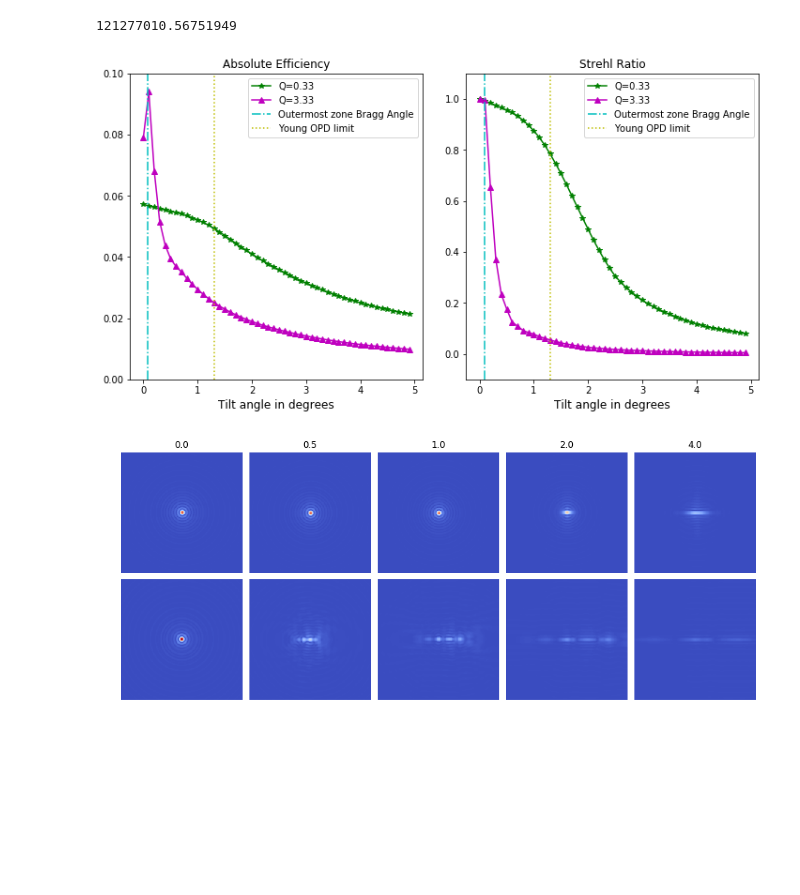
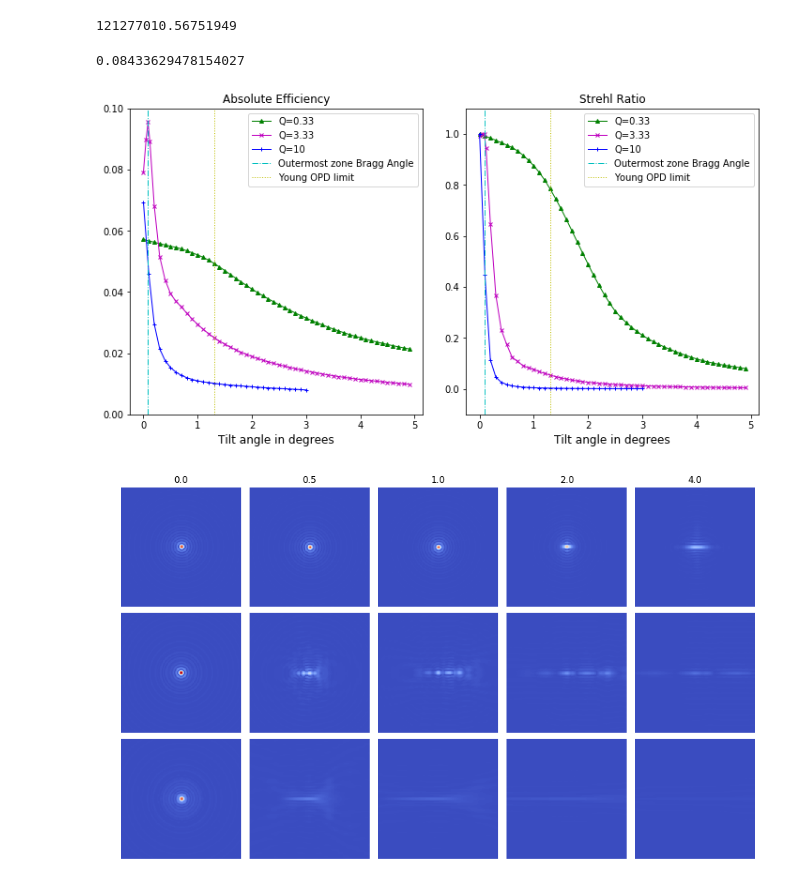
Before and after one commit to CXS-Scattering/zone_plate_testing, a Jupyter notebook: wavefield_aligned/plots/final_tilt_plots.ipynb, the cells around one changed output. Cells and saved outputs as stored; diff of their text form; code cells hidden in the pictures; blank space fills up the shorter version.

```diff
--- a/wavefield_aligned/plots/final_tilt_plots.ipynb
+++ b/wavefield_aligned/plots/final_tilt_plots.ipynb
@@ -47,6 +93,10 @@ print(n_pix)
 r_N = 29.438920457407793e-6
 f = 10e-3
 theta_bragg = (r_N/(2*f))*(180/np.pi)
+# %%
+theta_bragg
+# %% [output]
+0.08433629478154027
 # %%
 #Young limit
 #Angle where optical path diff = lambda/4
@@ -54,22 +104,29 @@ theta_young = 1.308
 # %%
 data_1 = np.abs(np.array(sum_1))
 data_1 = data_1/n_pix
-data_2 = np.abs(np.array(sum_2))
+data_2 = np.abs(np.array(sum_2_))
 data_2 = data_2/n_pix
+data_3 = np.abs(np.array(sum_3))
+data_3 = data_3/n_pix
+
 
 #_norm_ = 320000
 _data_1 = np.abs(np.array(maxvals_1))**2
-#_data_1 = _data_1/_norm_
 _data_1 = _data_1/np.max(_data_1)
-_data_2 = np.abs(np.array(maxvals_2))**2
-#_data_2 = _data_2/_norm_
+_data_2 = np.abs(np.array(maxvals_2_))**2
 _data_2 = _data_2/np.max(_data_2)
+_data_3 = np.abs(np.array(maxvals_3))**2
+_data_3 = _data_3/np.max(_data_3)
+
 
 plt.rcParams['svg.fonttype'] = 'none'
 plt.rcParams["figure.figsize"] = (12,6)
+plt.rcParams['lines.markersize'] = 4
+plt.rcParams['lines.linewidth'] = 1
 fig,(ax1,ax2) = plt.subplots(1,2)
-ax1.plot(angles_1,data_1,'g*-',label="Q=0.33")
-ax1.plot(angles_2,data_2,'m^-',label="Q=3.33")
+ax1.plot(angles_1,data_1,'g^-',label="Q=0.33")
+ax1.plot(angles_2_,data_2,'mx-',label="Q=3.33")
+ax1.plot(angles_3,data_3,'b+-',label="Q=10")
 ax1.set_title("Absolute Efficiency",size=12)
 ax1.set_ylabel("",size=12)
 ax1.set_xlabel("Tilt angle in degrees",size=12)
@@ -77,8 +134,9 @@ ax1.set_ylim((0.0,0.1))
 ax1.axvline(x=theta_bragg,color='c',linestyle='-.',label="Outermost zone Bragg Angle")
 ax1.axvline(x=theta_young,color='y',linestyle=':',label="Young OPD limit")
 ax1.legend()
-ax2.plot(angles_1,_data_1,'g*-',label="Q=0.33")
-ax2.plot(angles_2,_data_2,'m^-',label="Q=3.33")
+ax2.plot(angles_1,_data_1,'g^-',label="Q=0.33")
+ax2.plot(angles_2_,_data_2,'mx-',label="Q=3.33")
+ax2.plot(angles_3,_data_3,'b+-',label="Q=10")
 ax2.set_title("Strehl Ratio",size=12)
 ax2.set_xlabel("Tilt angle in degrees",size=12)
 ax2.set_ylim((-0.1,1.1))
@@ -89,11 +147,11 @@ fig.subplots_adjust(wspace=0.15)
 plt.savefig("tilt_plot_ten.svg",format='svg',dpi=250)
 plt.show()
 # %% [output]
-[figure, old version]
+[figure, new version]
 # %%
 plt.rcParams['svg.fonttype'] = 'none'
-plt.rcParams["figure.figsize"] = (15,6)
-fig,ax = plt.subplots(2,5)
+plt.rcParams["figure.figsize"] = (15,9)
+fig,ax = plt.subplots(3,5)
 
 N = 250
 n = 100
@@ -107,31 +165,45 @@ ax[0,1].axis('off')
 ax[0,2].imshow(np.abs(f_1[10])[N-n:N+n,N-n:N+n],cmap='coolwarm',vmin = 0,vmax = max_plot_value)
 ax[0,2].axis('off')
 ax[0,3].imshow(np.abs(f_1[20])[N-n:N+n,N-n:N+n],cmap='coolwarm',vmin = 0,vmax = max_plot_value)
 ax[0,3].axis('off')
 ax[0,4].imshow(np.abs(f_1[40])[N-n:N+n,N-n:N+n],cmap='coolwarm',vmin = 0,vmax = max_plot_value)
 ax[0,4].axis('off')
 ax[1,0].imshow(np.abs(f_2[0])[N-n:N+n,N-n:N+n],cmap='coolwarm',vmin = 0,vmax = max_plot_value)
 ax[1,0].axis('off')
 ax[1,1].imshow(np.abs(f_2[5])[N-n:N+n,N-n:N+n],cmap='coolwarm',vmin = 0,vmax = max_plot_value)
 ax[1,1].axis('off')
 ax[1,2].imshow(np.abs(f_2[10])[N-n:N+n,N-n:N+n],cmap='coolwarm',vmin = 0,vmax = max_plot_value)
 ax[1,2].axis('off')
 ax[1,3].imshow(np.abs(f_2[20])[N-n:N+n,N-n:N+n],cmap='coolwarm',vmin = 0,vmax = max_plot_value)
 ax[1,3].axis('off')
 ax[1,4].imshow(np.abs(f_2[40])[N-n:N+n,N-n:N+n],cmap='coolwarm',vmin = 0,vmax = max_plot_value)
 ax[1,4].axis('off')
+ax[2,0].imshow(np.abs(f_3[0])[N-n:N+n,N-n:N+n],cmap='coolwarm',vmin = 0,vmax = max_plot_value)
+ax[2,0].axis('off')
+ax[2,1].imshow(np.abs(f_3[5])[N-n:N+n,N-n:N+n],cmap='coolwarm',vmin = 0,vmax = max_plot_value)
+ax[2,1].axis('off')
+ax[2,2].imshow(np.abs(f_3[10])[N-n:N+n,N-n:N+n],cmap='coolwarm',vmin = 0,vmax = max_plot_value)
+ax[2,2].axis('off')
+ax[2,3].imshow(np.abs(f_3[20])[N-n:N+n,N-n:N+n],cmap='coolwarm',vmin = 0,vmax = max_plot_value)
+ax[2,3].axis('off')
+os.chdir(_wd+'/Q_10_10keV/')
+f_3_40 = np.load('foc_spot_Q_10_4.0_degree.npy')
+os.chdir(pwd)
+ax[2,4].imshow(np.abs(f_3_40)[N-n:N+n,N-n:N+n],cmap='coolwarm',vmin = 0,vmax = max_plot_value)
+ax[2,4].axis('off')
+
 
 ax[0,0].set_title(round(angles_1[0],2))
 ax[0,1].set_title(round(angles_1[5],2))
 ax[0,2].set_title(round(angles_1[10],2))
 ax[0,3].set_title(round(angles_1[20],2))
 ax[0,4].set_title(round(angles_1[40],2))
 
 fig.subplots_adjust(wspace=0.05)
 fig.subplots_adjust(hspace=0.05)
 
 plt.savefig("foc_spot_ten.svg",format='svg',dpi=250)
 
 plt.show()
 # %% [output]
-[figure, old version]
+[figure, new version]
```
Also changed, not shown: parts of 2 cells of this notebook, 19 other files.
